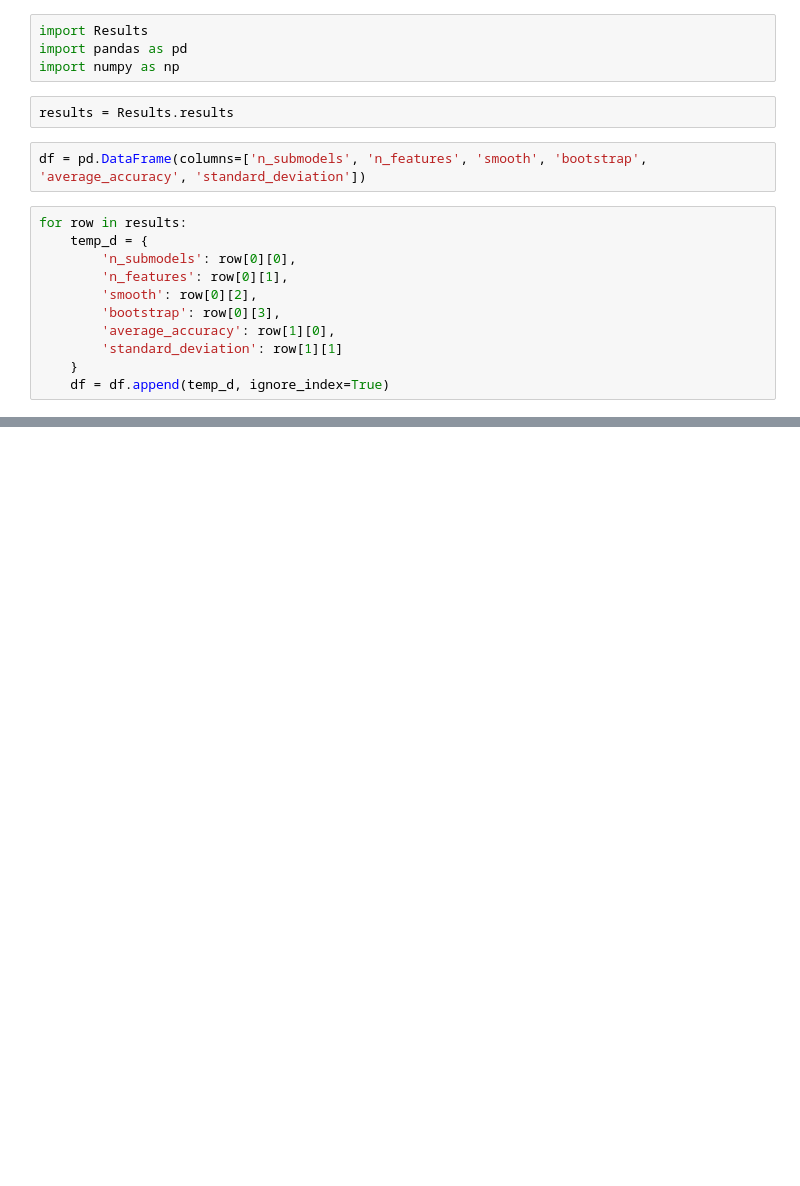
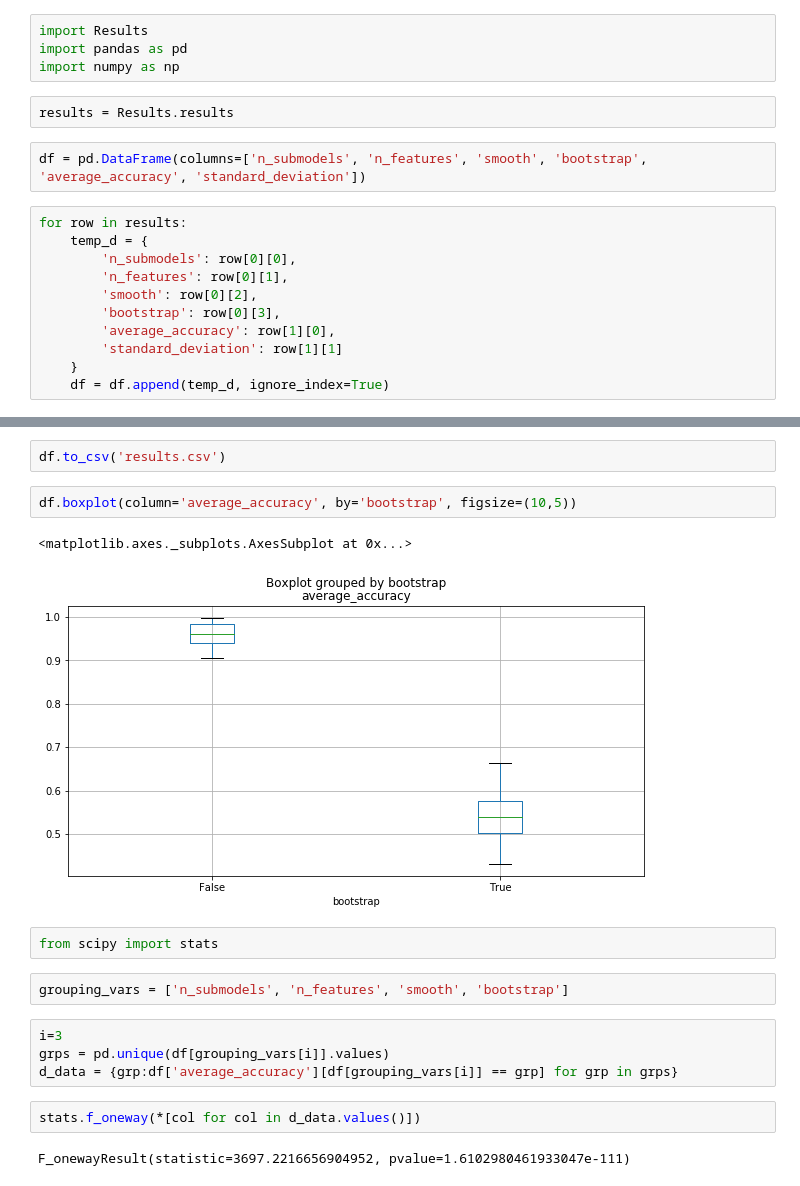
Before and after one commit to pmarcol/random_forest_bayes, a Jupyter notebook: results_processing.ipynb, the cells around one changed output, grey strips where cells are left out. Drawn from its saved outputs; the diff is of its cells as text; blank space fills up the shorter version.

```diff
--- a/results_processing.ipynb
+++ b/results_processing.ipynb
@@ -28,0 +31,19 @@ df.head()
+# %%
+df.to_csv('results.csv')
+# %%
+df.boxplot(column='average_accuracy', by='bootstrap', figsize=(10,5))
+# %% [output]
+<matplotlib.axes._subplots.AxesSubplot at 0x...>
+[figure, added]
+# %%
+from scipy import stats
+# %%
+grouping_vars = ['n_submodels', 'n_features', 'smooth', 'bootstrap']
+# %%
+i=3
+grps = pd.unique(df[grouping_vars[i]].values)
+d_data = {grp:df['average_accuracy'][df[grouping_vars[i]] == grp] for grp in grps}
+# %%
+stats.f_oneway(*[col for col in d_data.values()])
+# %% [output]
+F_onewayResult(statistic=3697.2216656904952, pvalue=1.6102980461933047e-111)
```
Also changed, not shown: parts of 11 cells of this notebook, 11 other files.
